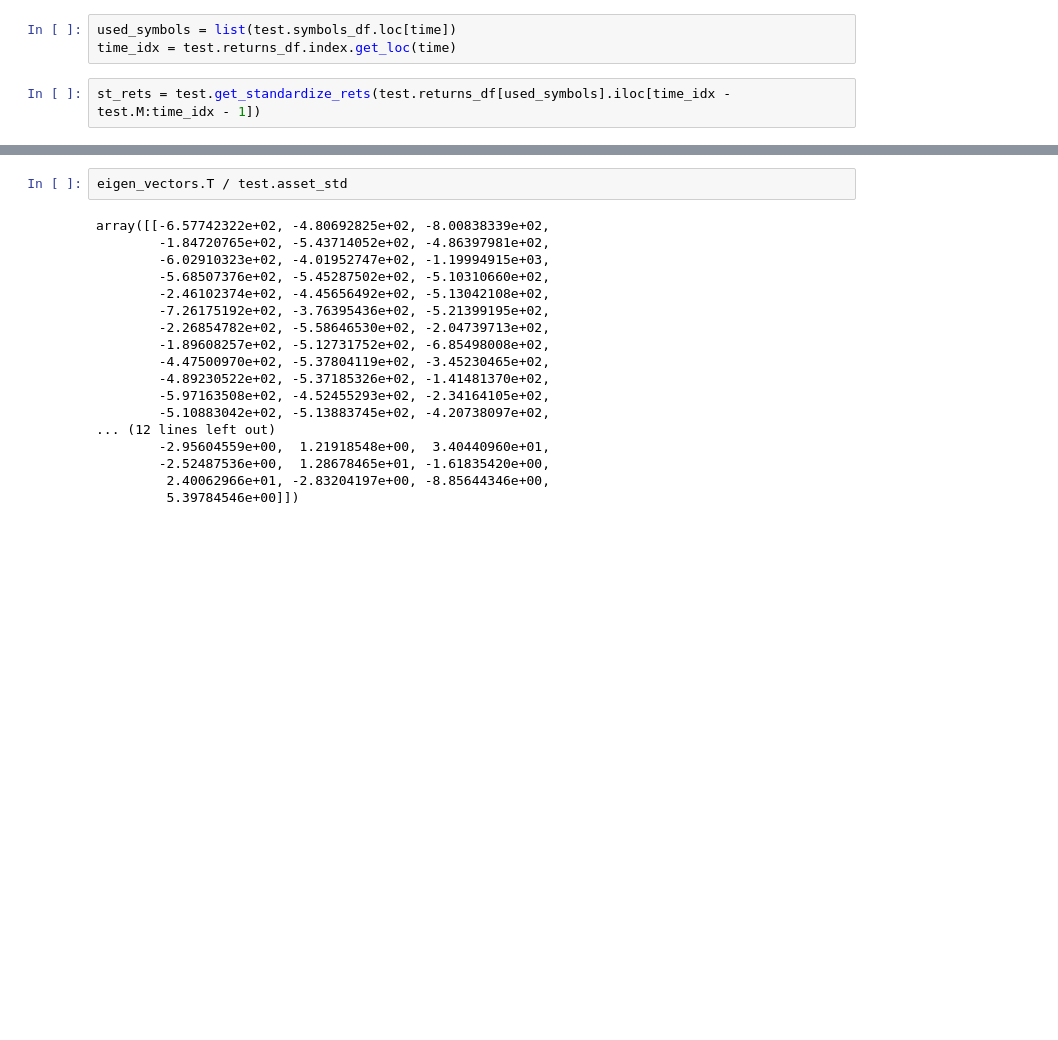
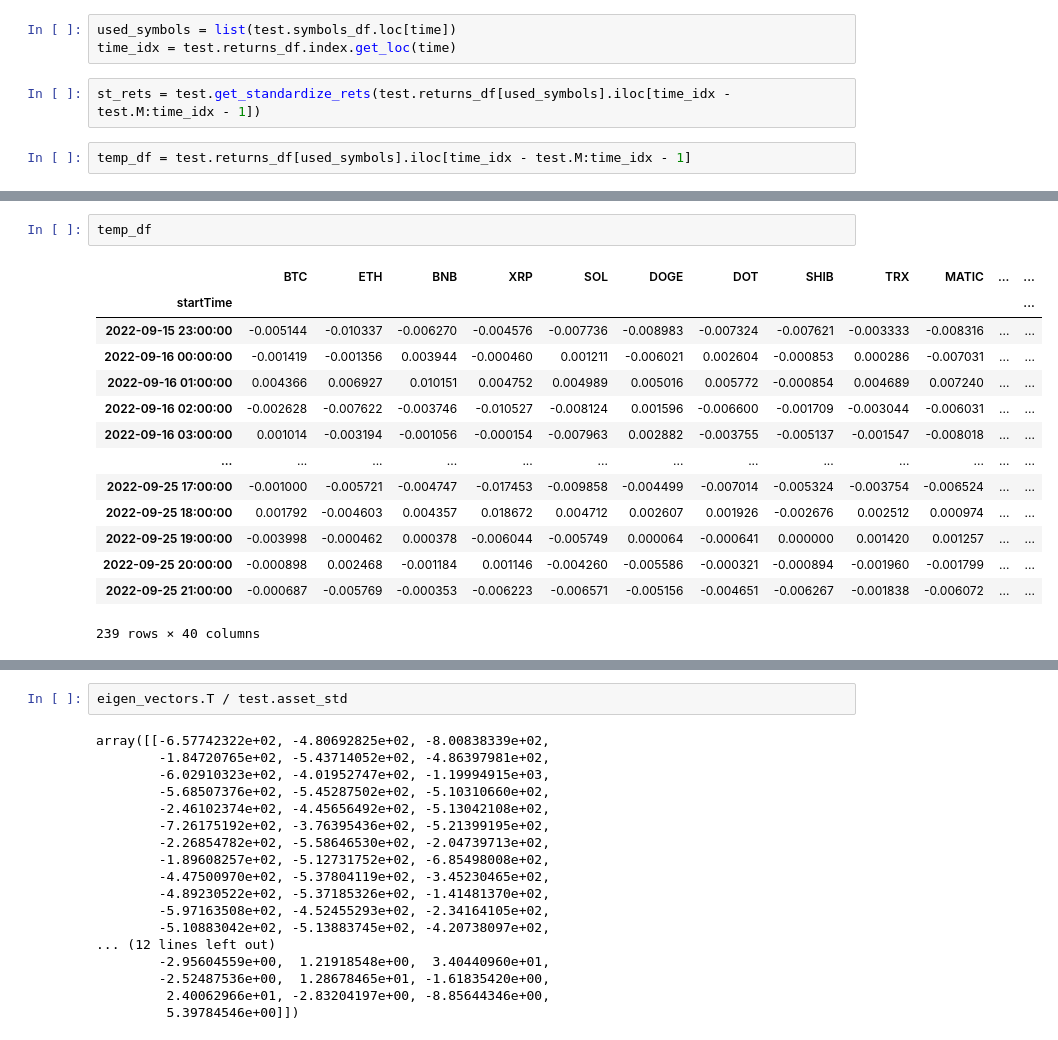
Before and after one commit to roymgabriel/6767-project3, a Jupyter notebook: roy_testing_notebook.ipynb, the cells around one changed output, grey strips where cells are left out. Drawn from its saved outputs; the diff is of its cells as text; blank space fills up the shorter version.

```diff
--- a/roy_testing_notebook.ipynb
+++ b/roy_testing_notebook.ipynb
@@ -154,3 +171,5 @@ used_symbols = list(test.symbols_df.loc[time])
 time_idx = test.returns_df.index.get_loc(time)
 # %%
 st_rets = test.get_standardize_rets(test.returns_df[used_symbols].iloc[time_idx - test.M:time_idx - 1])
+# %%
+temp_df = test.returns_df[used_symbols].iloc[time_idx - test.M:time_idx - 1]
@@ -156,0 +211,17 @@ st_rets = test.get_standardize_rets(test.returns_df[used_symbols].iloc[time_idx
+# %%
+temp_df
+# %% [output]
+|  | BTC | ETH | BNB | XRP | SOL | DOGE | DOT | SHIB | TRX | MATIC | ... | ... |
+| startTime |  |  |  |  |  |  |  |  |  |  |  | ... |
+| 2022-09-15 23:00:00 | -0.005144 | -0.010337 | -0.006270 | -0.004576 | -0.007736 | -0.008983 | -0.007324 | -0.007621 | -0.003333 | -0.008316 | ... | ... |
+| 2022-09-16 00:00:00 | -0.001419 | -0.001356 | 0.003944 | -0.000460 | 0.001211 | -0.006021 | 0.002604 | -0.000853 | 0.000286 | -0.007031 | ... | ... |
+| 2022-09-16 01:00:00 | 0.004366 | 0.006927 | 0.010151 | 0.004752 | 0.004989 | 0.005016 | 0.005772 | -0.000854 | 0.004689 | 0.007240 | ... | ... |
+| 2022-09-16 02:00:00 | -0.002628 | -0.007622 | -0.003746 | -0.010527 | -0.008124 | 0.001596 | -0.006600 | -0.001709 | -0.003044 | -0.006031 | ... | ... |
+| 2022-09-16 03:00:00 | 0.001014 | -0.003194 | -0.001056 | -0.000154 | -0.007963 | 0.002882 | -0.003755 | -0.005137 | -0.001547 | -0.008018 | ... | ... |
+| ... | ... | ... | ... | ... | ... | ... | ... | ... | ... | ... | ... | ... |
+| 2022-09-25 17:00:00 | -0.001000 | -0.005721 | -0.004747 | -0.017453 | -0.009858 | -0.004499 | -0.007014 | -0.005324 | -0.003754 | -0.006524 | ... | ... |
+| 2022-09-25 18:00:00 | 0.001792 | -0.004603 | 0.004357 | 0.018672 | 0.004712 | 0.002607 | 0.001926 | -0.002676 | 0.002512 | 0.000974 | ... | ... |
+| 2022-09-25 19:00:00 | -0.003998 | -0.000462 | 0.000378 | -0.006044 | -0.005749 | 0.000064 | -0.000641 | 0.000000 | 0.001420 | 0.001257 | ... | ... |
+| 2022-09-25 20:00:00 | -0.000898 | 0.002468 | -0.001184 | 0.001146 | -0.004260 | -0.005586 | -0.000321 | -0.000894 | -0.001960 | -0.001799 | ... | ... |
+| 2022-09-25 21:00:00 | -0.000687 | -0.005769 | -0.000353 | -0.006223 | -0.006571 | -0.005156 | -0.004651 | -0.006267 | -0.001838 | -0.006072 | ... | ... |
+239 rows × 40 columns
```
Also changed, not shown: parts of 18 cells of this notebook, 1 other file.
